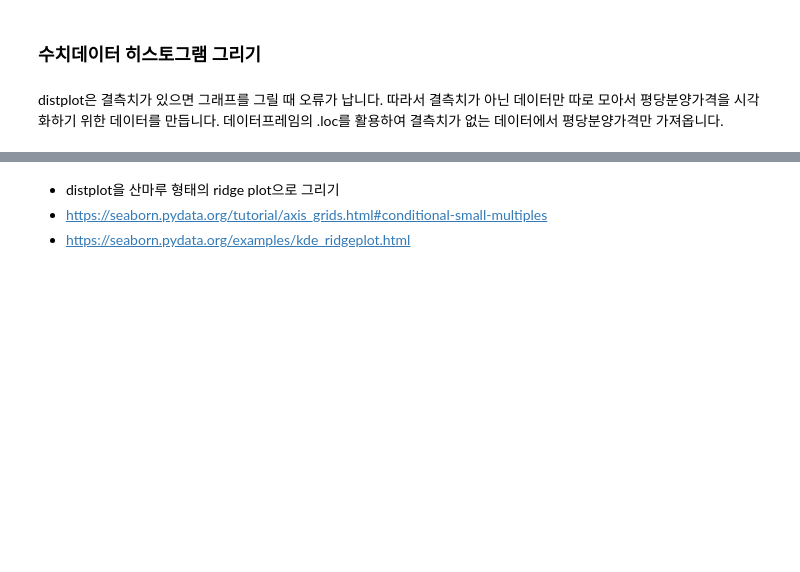
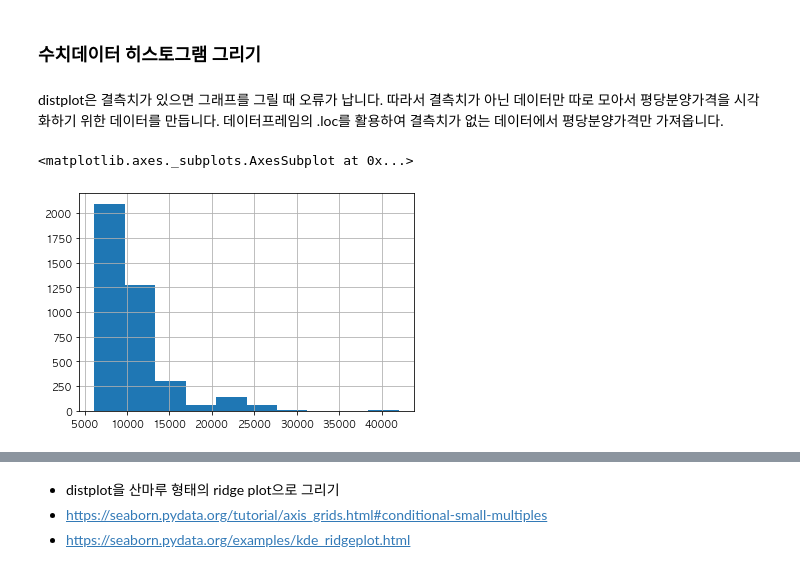
Before and after one commit to Jiyongs/python_ml, a Jupyter notebook: 01_infl_python_ml/01_apt_price_ipynb.ipynb, the cells around one changed output, grey strips where cells are left out. Cells and saved outputs as stored; diff of their text form; code cells hidden in the pictures; blank space fills up the shorter version.

Commit message:
Update 01_apt_price_ipynb.ipynb
hist, pairplot

```diff
--- a/01_infl_python_ml/01_apt_price_ipynb.ipynb
+++ b/01_infl_python_ml/01_apt_price_ipynb.ipynb
@@ -57,11 +57,12 @@ df_last.shape
 # r"경로명" 으로 적어주세요.
 # r"경로명"으로 적게 되면 경로를 문자 그대로(raw) 읽으라는 의미입니다.
 
-path1 = r"C:\Users\82106\00_python_ml_data\02_infl\주택도시보증공사_전국 평균 분양가격(2019년 12월).csv"
-path2 = r"C:\Users\82106\00_python_ml_data\02_infl\전국 평균 분양가격(2013년 9월부터 2015년 8월까지).csv"
+path1 = r"/Users/shinjiyoung/Downloads/python_ml-master/011_dataset/전국 평균 분양가격(2013년 9월부터 2015년 8월까지).csv"
+path2 = r"/Users/shinjiyoung/Downloads/python_ml-master/011_dataset/주택도시보증공사_전국 평균 분양가격(2019년 12월).csv"
+
 
 # cp949 : 10000건 넘는 한글을 표현 가능
-df_last = pd.read_csv(path1, encoding="cp949")
+df_last = pd.read_csv(path2, encoding="cp949")
 
 # shape : df의 행, 열 개수를 조회
 df_last.shape
@@ -553,7 +552,7 @@ p
 import matplotlib.pyplot as plt
 
 # plt.rc("font", family="Malgun Gothic")
-plt.rc("font", family="Malgun Gothic")
+plt.rc("font", family="AppleGothic")
 # %% [markdown]
 ### Pandas로 시각화 하기 - 선그래프와 막대그래프
 pandas의 plot을 활용하면 다양한 그래프를 그릴 수 있습니다.
@@ -789,4 +788,9 @@ distplot은 결측치가 있으면 그래프를 그릴 때 오류가 납니다.
 # %%
 # 결측치가 없는 데이터에서 평당분양가격만 가져옵니다. 그리고 price라는 변수에 담습니다.
 # .loc[행]
 # .loc[행, 열]
+
+df_last['평당분양가격'].hist(bins=10)
+# %% [output]
+<matplotlib.axes._subplots.AxesSubplot at 0x...>
+[figure, added]
```
Also changed, not shown: parts of 12 cells of this notebook.
